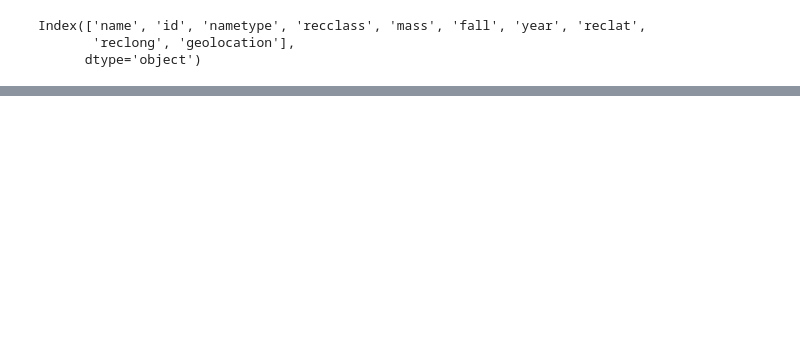
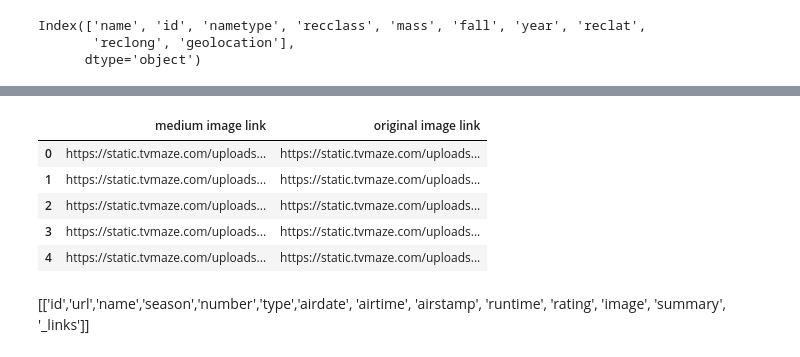
Before and after one commit to palekarprint/data_science_assignment, a Jupyter notebook: data_science_assignment.ipynb, the cells around one changed output, grey strips where cells are left out. Cells and saved outputs as stored; diff of their text form; code cells hidden in the pictures; blank space fills up the shorter version.

```diff
--- a/data_science_assignment.ipynb
+++ b/data_science_assignment.ipynb
@@ -272,0 +264,7 @@ for i in df['geolocation']:
+# %%
+avg_rating = []
+for i in temp_df['rating']:
+    avg_rating.append(float(i['average']))
+
+avg_rating_df = pd.DataFrame(avg_rating)
+temp_df['rating'] = avg_rating_df
@@ -272,0 +297,23 @@ for i in df['geolocation']:
+# %%
+medium_image_link = []
+original_image_link = []
+
+for i in temp_df['image']:
+    medium_image_link.append(i['medium'])
+    original_image_link.append(i['original'])
+
+img_df = pd.DataFrame(list(zip(medium_image_link, original_image_link)), columns=['medium image link', 'original image link'])
+temp_df.drop(['image'], axis=1)
+temp_df['medium image link'] = pd.DataFrame(medium_image_link)
+temp_df['original image link'] = pd.DataFrame(medium_image_link)
+# %%
+img_df.head()
+# %% [output]
+|  | medium image link | original image link |
+| 0 | https://static.tvmaze.com/uploads... | https://static.tvmaze.com/uploads... |
+| 1 | https://static.tvmaze.com/uploads... | https://static.tvmaze.com/uploads... |
+| 2 | https://static.tvmaze.com/uploads... | https://static.tvmaze.com/uploads... |
+| 3 | https://static.tvmaze.com/uploads... | https://static.tvmaze.com/uploads... |
+| 4 | https://static.tvmaze.com/uploads... | https://static.tvmaze.com/uploads... |
+# %% [markdown]
+[['id','url','name','season','number','type','airdate', 'airtime', 'airstamp', 'runtime', 'rating', 'image', 'summary', '_links']]
```
Also changed, not shown: parts of 12 cells of this notebook, 2 other files.
